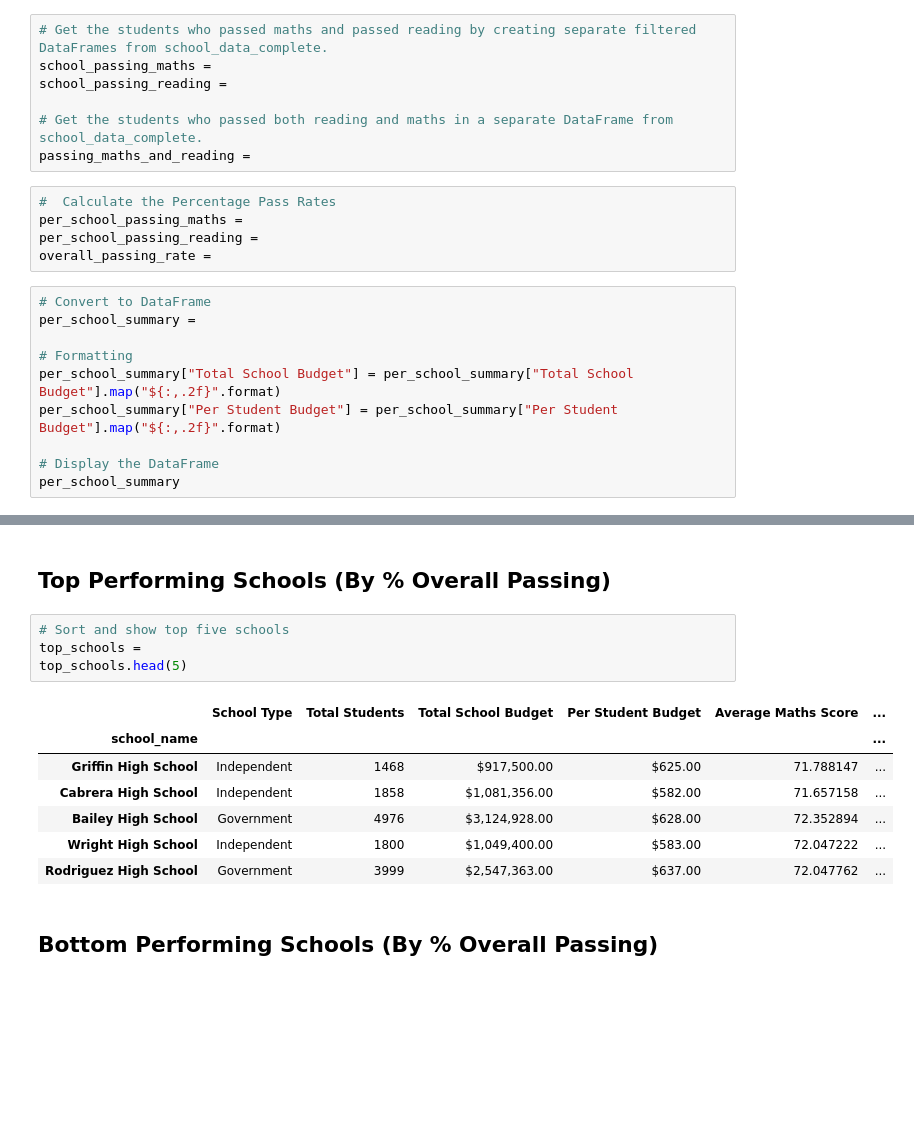
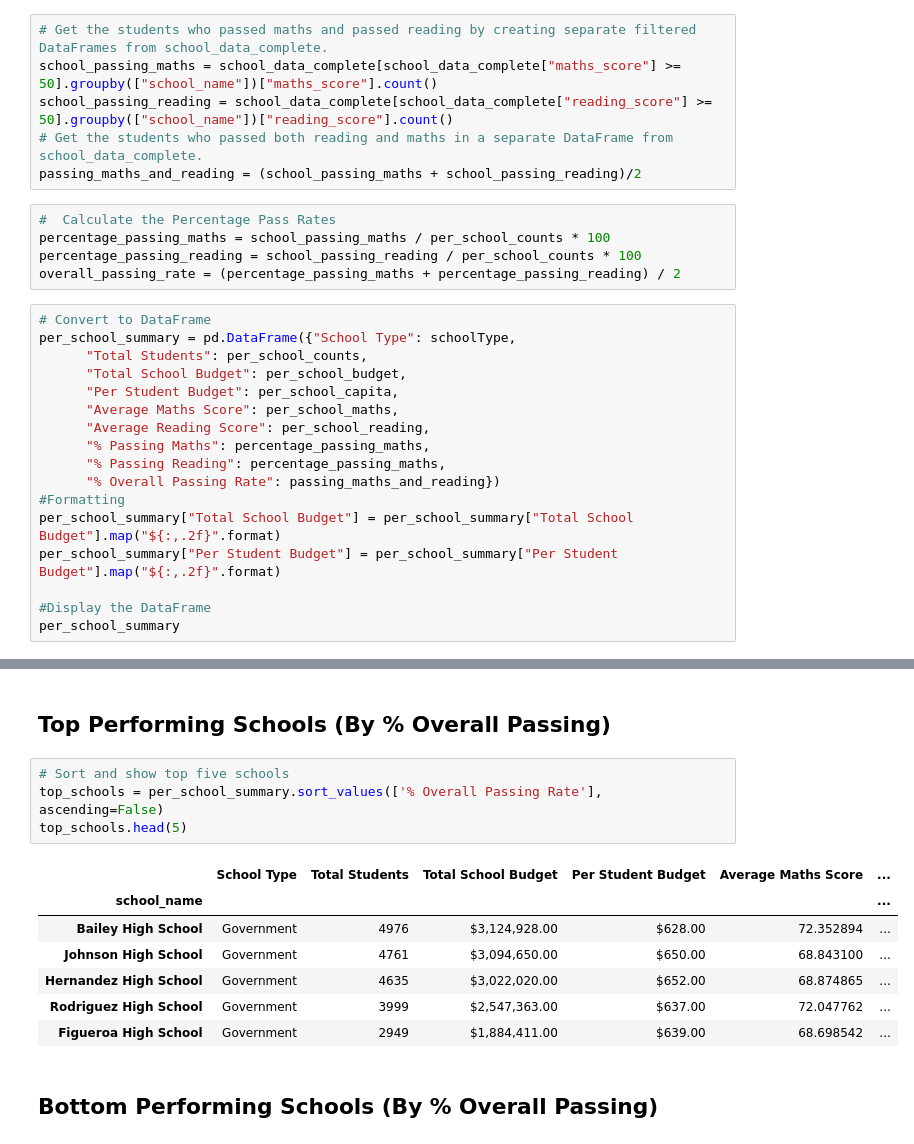
Before and after one commit to Dinna-ux/pandas-challenge, a Jupyter notebook: PyCitySchools/PyCitySchools_starter.ipynb, the cells around one changed output, grey strips where cells are left out. Saved outputs shown, nothing was run; the diff lists cells and outputs as text; blank space fills up the shorter version.

```diff
--- a/PyCitySchools/PyCitySchools_starter.ipynb
+++ b/PyCitySchools/PyCitySchools_starter.ipynb
@@ -73,24 +103,30 @@ per_school_reading =
 # %%
 # Get the students who passed maths and passed reading by creating separate filtered DataFrames from school_data_complete.
-school_passing_maths =
-school_passing_reading =
-
+school_passing_maths = school_data_complete[school_data_complete["maths_score"] >= 50].groupby(["school_name"])["maths_score"].count()
+school_passing_reading = school_data_complete[school_data_complete["reading_score"] >= 50].groupby(["school_name"])["reading_score"].count()
 # Get the students who passed both reading and maths in a separate DataFrame from school_data_complete.
-passing_maths_and_reading =
+passing_maths_and_reading = (school_passing_maths + school_passing_reading)/2
 # %%
 #  Calculate the Percentage Pass Rates
-per_school_passing_maths =
-per_school_passing_reading =
-overall_passing_rate =
+percentage_passing_maths = school_passing_maths / per_school_counts * 100
+percentage_passing_reading = school_passing_reading / per_school_counts * 100
+overall_passing_rate = (percentage_passing_maths + percentage_passing_reading) / 2
 # %%
 # Convert to DataFrame
-per_school_summary =
-
-# Formatting
+per_school_summary = pd.DataFrame({"School Type": schoolType,
+      "Total Students": per_school_counts,
+      "Total School Budget": per_school_budget,
+      "Per Student Budget": per_school_capita,
+      "Average Maths Score": per_school_maths,
+      "Average Reading Score": per_school_reading,
+      "% Passing Maths": percentage_passing_maths,
+      "% Passing Reading": percentage_passing_maths,
+      "% Overall Passing Rate": passing_maths_and_reading})
+#Formatting
 per_school_summary["Total School Budget"] = per_school_summary["Total School Budget"].map("${:,.2f}".format)
 per_school_summary["Per Student Budget"] = per_school_summary["Per Student Budget"].map("${:,.2f}".format)
 
-# Display the DataFrame
+#Display the DataFrame
 per_school_summary
 # %% [output]
 |  | School Type | Total Students | Total School Budget | Per Student Budget | Average Maths Score | ... |
@@ -114,16 +150,16 @@ per_school_summary
 ## Top Performing Schools (By % Overall Passing)
 # %%
 # Sort and show top five schools
-top_schools =
+top_schools = per_school_summary.sort_values(['% Overall Passing Rate'], ascending=False)
 top_schools.head(5)
 # %% [output]
 |  | School Type | Total Students | Total School Budget | Per Student Budget | Average Maths Score | ... |
 | school_name |  |  |  |  |  | ... |
-| Griffin High School | Independent | 1468 | $917,500.00 | $625.00 | 71.788147 | ... |
-| Cabrera High School | Independent | 1858 | $1,081,356.00 | $582.00 | 71.657158 | ... |
 | Bailey High School | Government | 4976 | $3,124,928.00 | $628.00 | 72.352894 | ... |
-| Wright High School | Independent | 1800 | $1,049,400.00 | $583.00 | 72.047222 | ... |
+| Johnson High School | Government | 4761 | $3,094,650.00 | $650.00 | 68.843100 | ... |
+| Hernandez High School | Government | 4635 | $3,022,020.00 | $652.00 | 68.874865 | ... |
 | Rodriguez High School | Government | 3999 | $2,547,363.00 | $637.00 | 72.047762 | ... |
+| Figueroa High School | Government | 2949 | $1,884,411.00 | $639.00 | 68.698542 | ... |
 # %% [markdown]
 ## Bottom Performing Schools (By % Overall Passing)
 # %%
```
Also changed, not shown: parts of 17 cells of this notebook, 1 other file.
